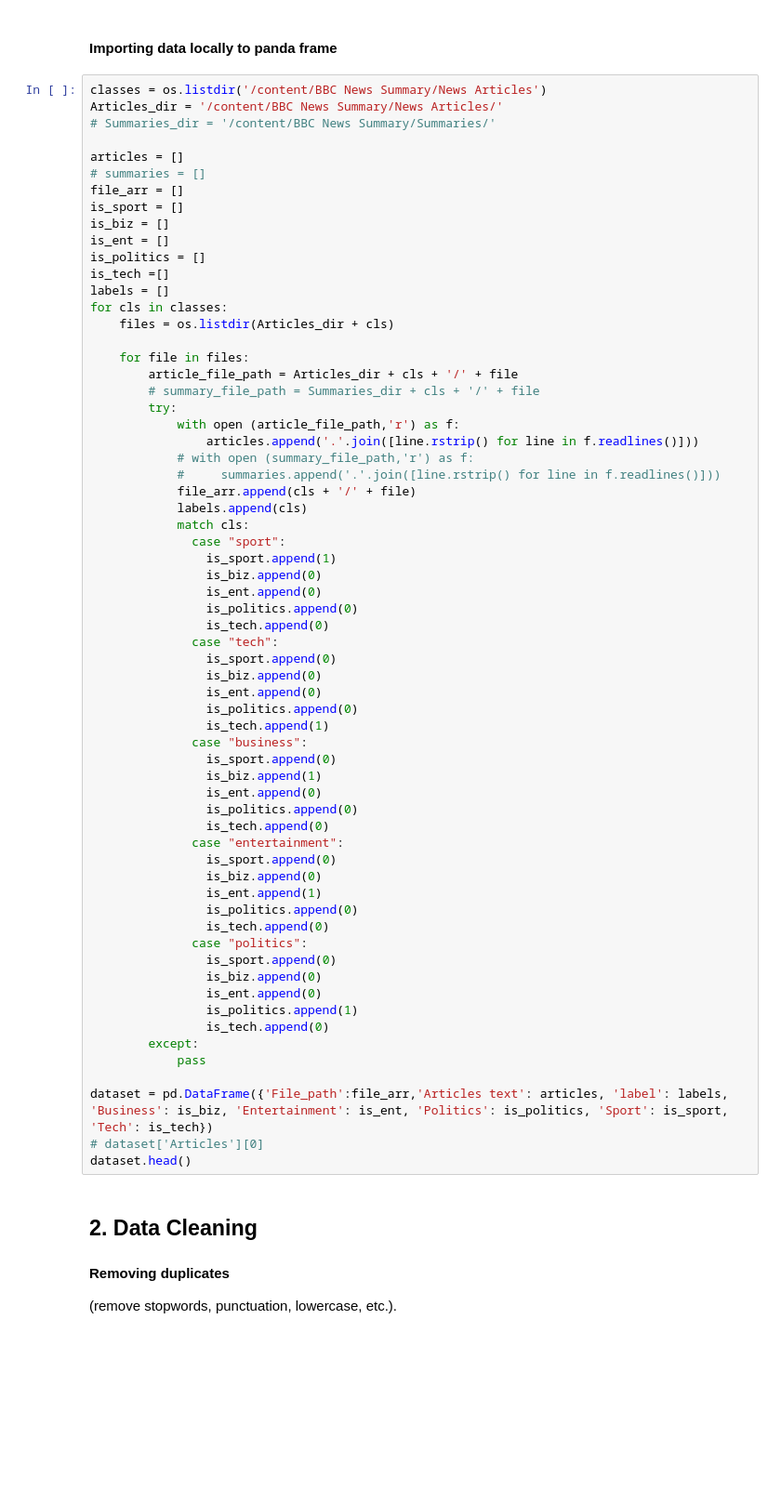
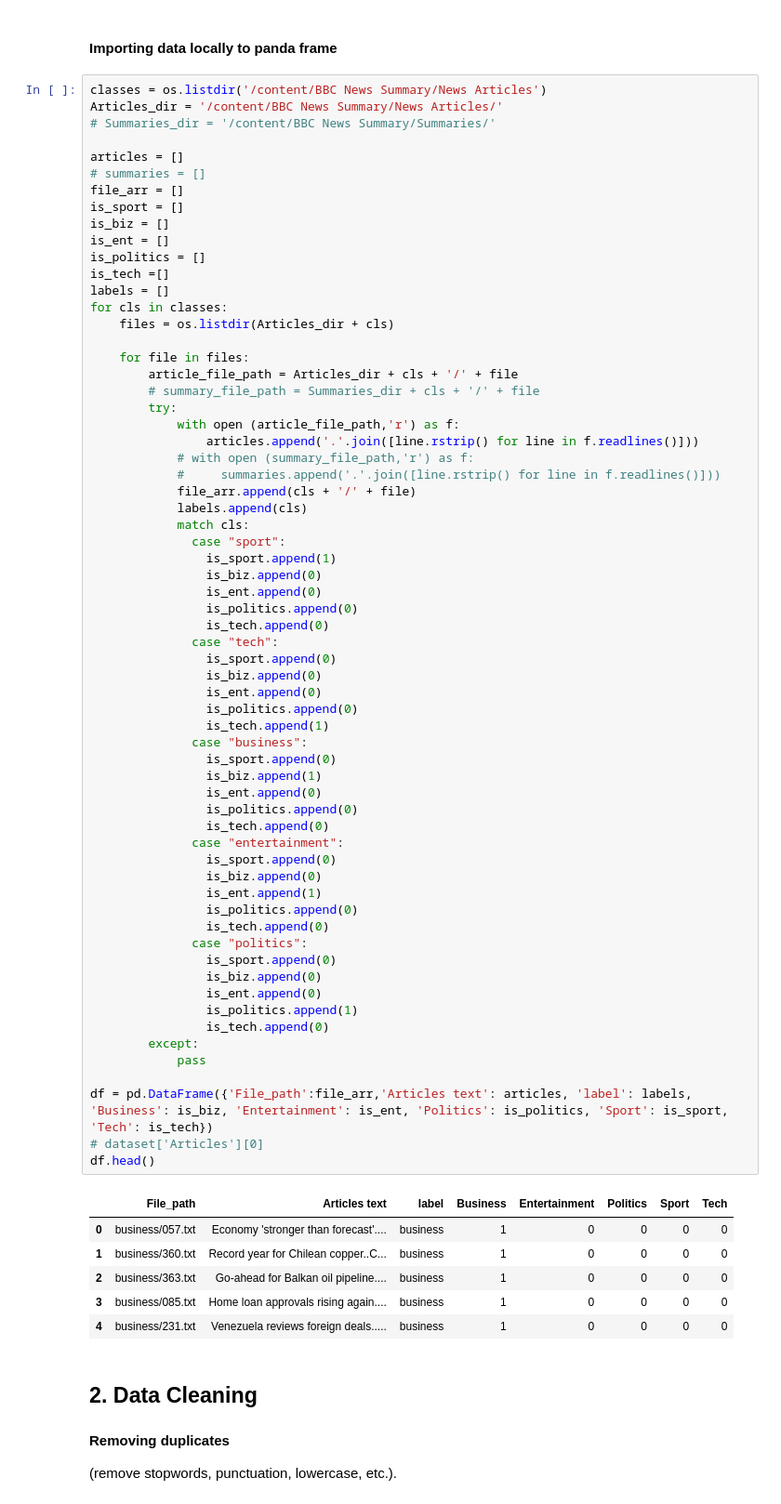
Before and after one commit to samancha/nlp-master, a Jupyter notebook: mod3/NLP_mod3_assignment.ipynb, the cells around one changed output. Shown at 93% size. Cells and saved outputs as stored; diff of their text form; blank space fills up the shorter version.

```diff
--- a/mod3/NLP_mod3_assignment.ipynb
+++ b/mod3/NLP_mod3_assignment.ipynb
@@ -59,35 +61,42 @@ for cls in classes:
                 is_politics.append(0)
                 is_tech.append(0)
               case "tech":
                 is_sport.append(0)
                 is_biz.append(0)
                 is_ent.append(0)
                 is_politics.append(0)
                 is_tech.append(1)
               case "business":
                 is_sport.append(0)
                 is_biz.append(1)
                 is_ent.append(0)
                 is_politics.append(0)
                 is_tech.append(0)
               case "entertainment":
                 is_sport.append(0)
                 is_biz.append(0)
                 is_ent.append(1)
                 is_politics.append(0)
                 is_tech.append(0)
               case "politics":
                 is_sport.append(0)
                 is_biz.append(0)
                 is_ent.append(0)
                 is_politics.append(1)
                 is_tech.append(0)
         except:
             pass
 
-dataset = pd.DataFrame({'File_path':file_arr,'Articles text': articles, 'label': labels, 'Business': is_biz, 'Entertainment': is_ent, 'Politics': is_politics, 'Sport': is_sport, 'Tech': is_tech})
+df = pd.DataFrame({'File_path':file_arr,'Articles text': articles, 'label': labels, 'Business': is_biz, 'Entertainment': is_ent, 'Politics': is_politics, 'Sport': is_sport, 'Tech': is_tech})
 # dataset['Articles'][0]
-dataset.head()
+df.head()
+# %% [output]
+|  | File_path | Articles text | label | Business | Entertainment | Politics | Sport | Tech |
+| 0 | business/057.txt | Economy 'stronger than forecast'.... | business | 1 | 0 | 0 | 0 | 0 |
+| 1 | business/360.txt | Record year for Chilean copper..C... | business | 1 | 0 | 0 | 0 | 0 |
+| 2 | business/363.txt | Go-ahead for Balkan oil pipeline.... | business | 1 | 0 | 0 | 0 | 0 |
+| 3 | business/085.txt | Home loan approvals rising again.... | business | 1 | 0 | 0 | 0 | 0 |
+| 4 | business/231.txt | Venezuela reviews foreign deals..... | business | 1 | 0 | 0 | 0 | 0 |
 # %% [markdown]
 ## 2. Data Cleaning
 #### Removing duplicates
```
Also changed, not shown: parts of 3 cells of this notebook.
